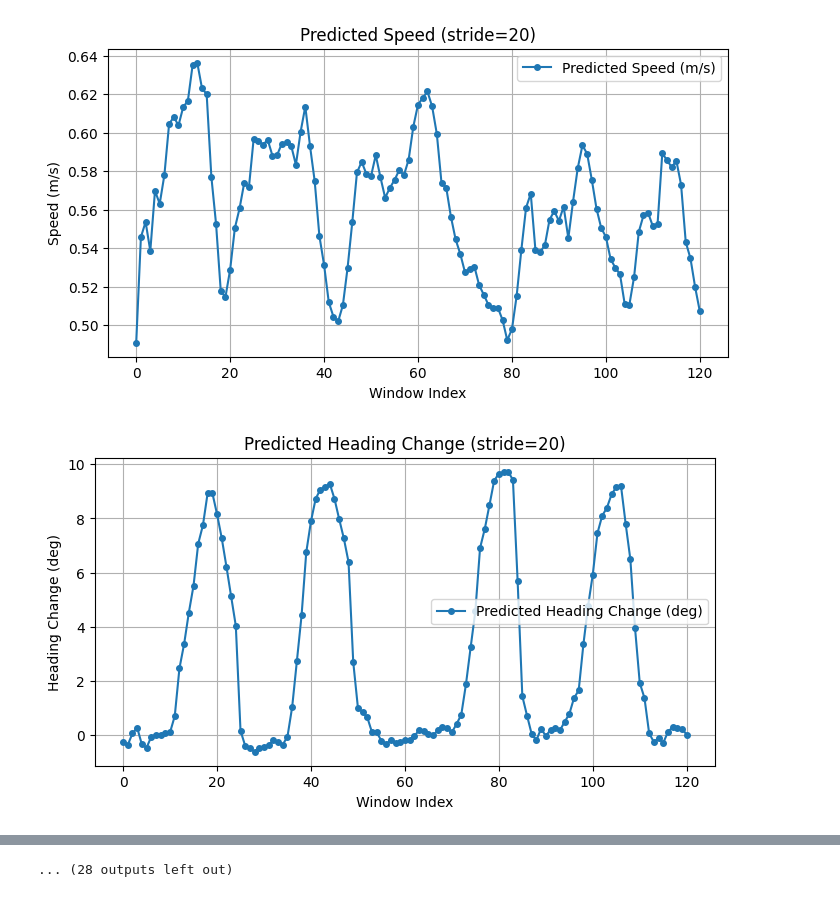
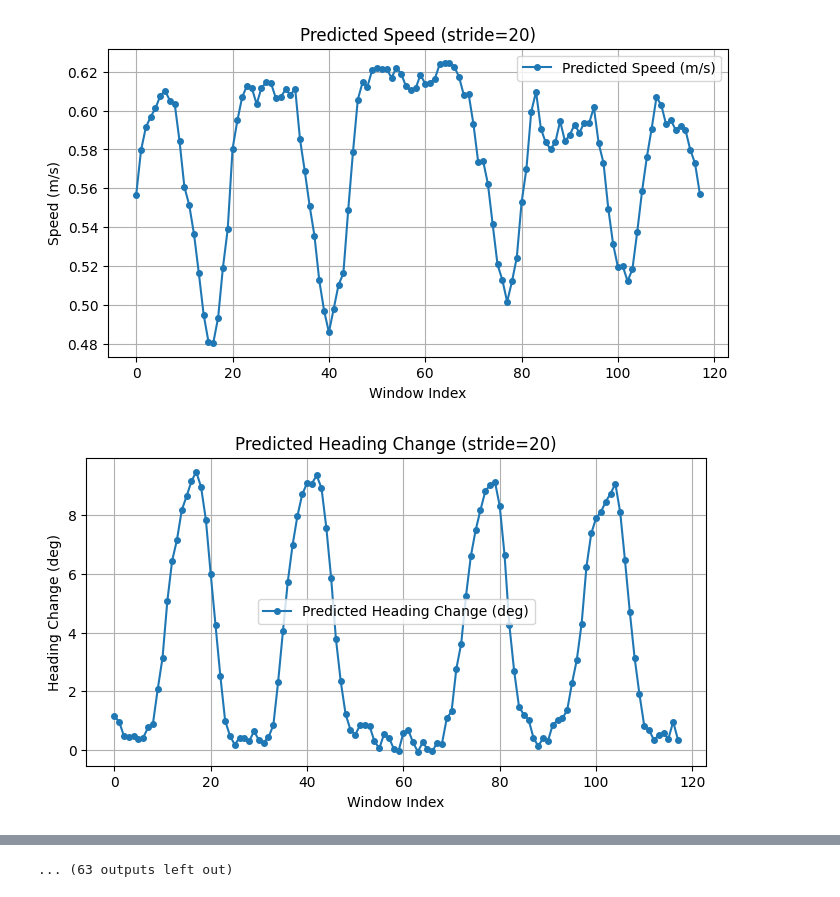
Before and after one commit to GitBosung/AI-PDR_GPS-GT, a Jupyter notebook: predict_path.ipynb, the cells around one changed output, grey strips where cells are left out. Cells and saved outputs as stored; diff of their text form; code cells hidden in the pictures.

```diff
--- a/predict_path.ipynb
+++ b/predict_path.ipynb
@@ -19,9 +19,17 @@ def main():
     BASE_DIR = os.getcwd()
     window_size = 200
     # model_path = os.path.join(BASE_DIR, 'saved_models', 'LSTM_sl200_bs128.h5')            # 200, batch_size 128, minmax
-    model_path = os.path.join(BASE_DIR, 'saved_models', 'LSTM_sl200_bs256.h5')             # 200, batch_size 256, minmax
+    #model_path = os.path.join(BASE_DIR, 'saved_models', 'LSTM_sl200_bs256.h5')             # 200, batch_size 256, minmax
+
+    #model_path = os.path.join(BASE_DIR, 'saved_models', 'LSTM_sl200_bs256_lookingswing.h5') # 200, batch_size 256, minmax looking swing 30m
+    model_path = os.path.join(BASE_DIR, 'saved_models', 'LSTM_sl200_bs256_lookingswing_attention.h5') # 200, batch_size 256, minmax looking swing 30m
+    #model_path = os.path.join(BASE_DIR, 'saved_models', 'LSTM_sl200_bs256_onlyswing.h5')
+
+    # model_path = os.path.join(BASE_DIR, 'saved_models/model_20250809_014912.h5')
     # model_path = os.path.join(BASE_DIR, 'saved_models', 'LSTM_attention_sl200_bs256.h5')    # 200, batch_size 256, minmax, muti-head attention
     # model_path = os.path.join(BASE_DIR, 'saved_models', 'LSTM_sl250_bs256.h5')            # 250, batch_size 256
+
+
 
 
 
@@ -112,18 +120,35 @@ def main():
 
 
 
+        # Looking
+
         # 왼쪽턴
         os.path.join(BASE_DIR, 'data', 'real_test', '3f_looking_02.csv'),
         os.path.join(BASE_DIR, 'data', 'real_test', '3f_looking_l01.csv'),
         os.path.join(BASE_DIR, 'data', 'real_test', '3f_looking_l02.csv'),
         os.path.join(BASE_DIR, 'data', 'real_test', '3f_looking_3l_l01.csv'),
 
-        # 오른쪽턴
+        # # 오른쪽턴
         os.path.join(BASE_DIR, 'data', 'real_test', '3f_looking_r01.csv'),
         os.path.join(BASE_DIR, 'data', 'real_test', '3f_looking_r02.csv'),
         os.path.join(BASE_DIR, 'data', 'real_test', '3f_looking_r04.csv'),
         os.path.join(BASE_DIR, 'data', 'test_data', '3f_looking5_02.csv'),
-        # os.path.join(BASE_DIR, 'data', 'real_test', '3f_looking_3l_r01.csv')
+        os.path.join(BASE_DIR, 'data', 'real_test', '3f_looking_3l_r01.csv'),
+
+        #Swing
+        # 왼쪽턴
+        os.path.join(BASE_DIR, 'data', 'test_data', '3f_swing01.csv'),
+        os.path.join(BASE_DIR, 'data', 'test_data', '3f_swing03.csv'),
+        os.path.join(BASE_DIR, 'data', 'test_data', '3f_swing_left01.csv'),
+        os.path.join(BASE_DIR, 'data', 'test_data', '3f_swing_left02.csv'),
+
+        # 오른쪽턴
+        os.path.join(BASE_DIR, 'data', 'test_data', '3f_swing02.csv'),
+        os.path.join(BASE_DIR, 'data', 'test_data', '3f_swing04.csv'),
+
+
+
+
 
     ]
 
@@ -133,7 +158,7 @@ def main():
             print(f"\n테스트 파일 처리 중: {os.path.basename(test_path)}")
 
             # 테스트 데이터 로드 및 전처리
-            df_test = DataProcessor.load_and_preprocess_csv_test(test_path, skiprows=0)
+            df_test = DataProcessor.load_and_preprocess_csv_test(test_path, skiprows=50)
 
             # 예측 경로 시각화
             predictor.predict_and_plot_trajectory(df_test, False)
@@ -159,2 +184,2 @@ if __name__ == '__main__':
-[figure, old version]
+[figure, new version]
-[figure, old version]
+[figure, new version]
@@ -166,4 +191,4 @@ if __name__ == '__main__':
-... (28 outputs left out)
+... (63 outputs left out)
 # %%
         # # 본관 3층 스윙 왼쪽턴 4번 (1바퀴)
         # os.path.join(BASE_DIR, 'data', 'test_data', '3f_swing01.csv'),
```
Also changed, not shown: parts of 1 cell of this notebook, 15 other files.
